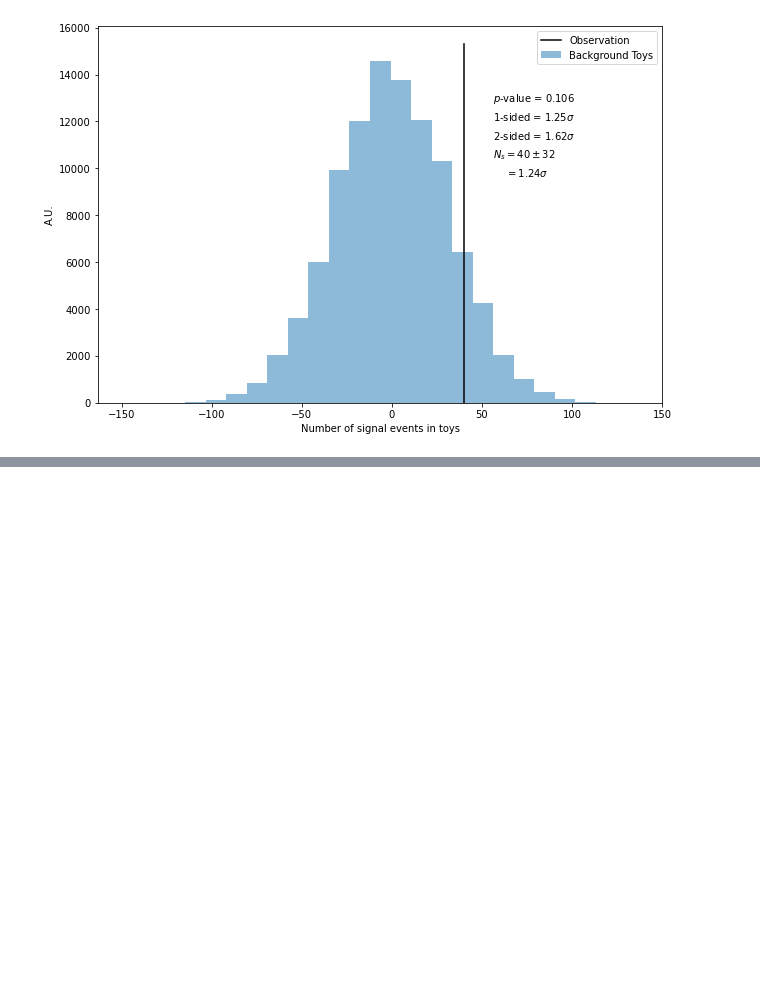
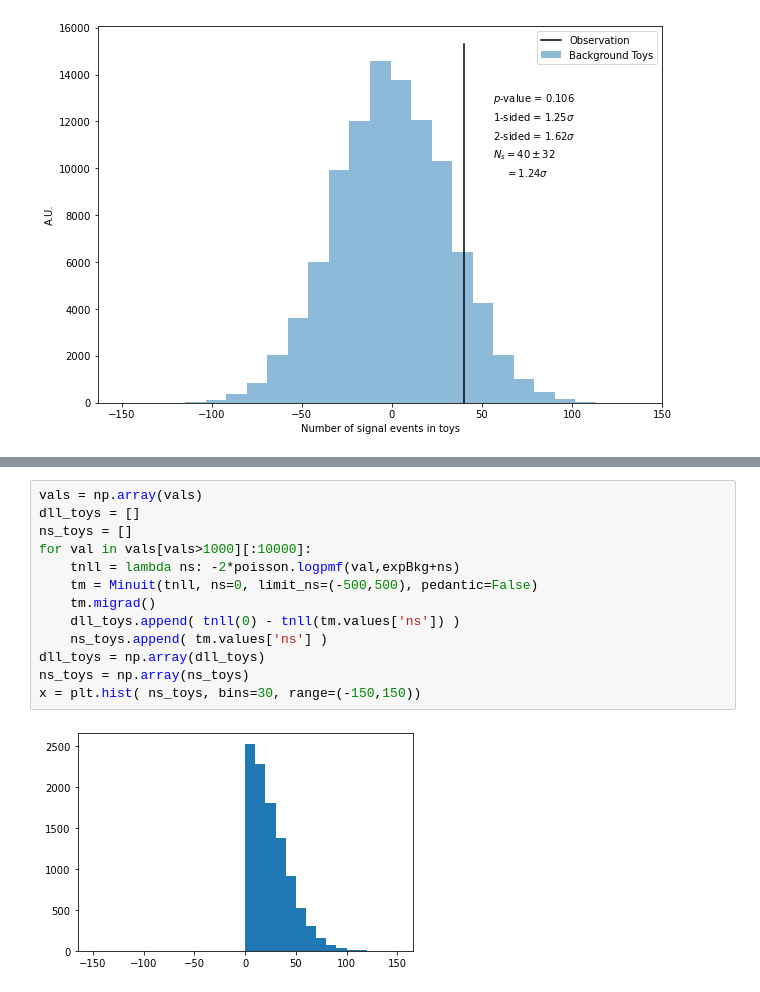
Before and after one commit to matthewkenzie/notebooks, a Jupyter notebook: pvalues.ipynb, the cells around one changed output, grey strips where cells are left out. Drawn from its saved outputs; the diff is of its cells as text; blank space fills up the shorter version.

```diff
--- a/pvalues.ipynb
+++ b/pvalues.ipynb
@@ -111,0 +154,15 @@ DLL at 0 gives 1.26 sigma
+# %%
+vals = np.array(vals)
+dll_toys = []
+ns_toys = []
+for val in vals[vals>1000][:10000]:
+    tnll = lambda ns: -2*poisson.logpmf(val,expBkg+ns)
+    tm = Minuit(tnll, ns=0, limit_ns=(-500,500), pedantic=False)
+    tm.migrad()
+    dll_toys.append( tnll(0) - tnll(tm.values['ns']) )
+    ns_toys.append( tm.values['ns'] )
+dll_toys = np.array(dll_toys)
+ns_toys = np.array(ns_toys)
+x = plt.hist( ns_toys, bins=30, range=(-150,150))
+# %% [output]
+[figure, added]
```
Also changed, not shown: parts of 6 cells of this notebook.
